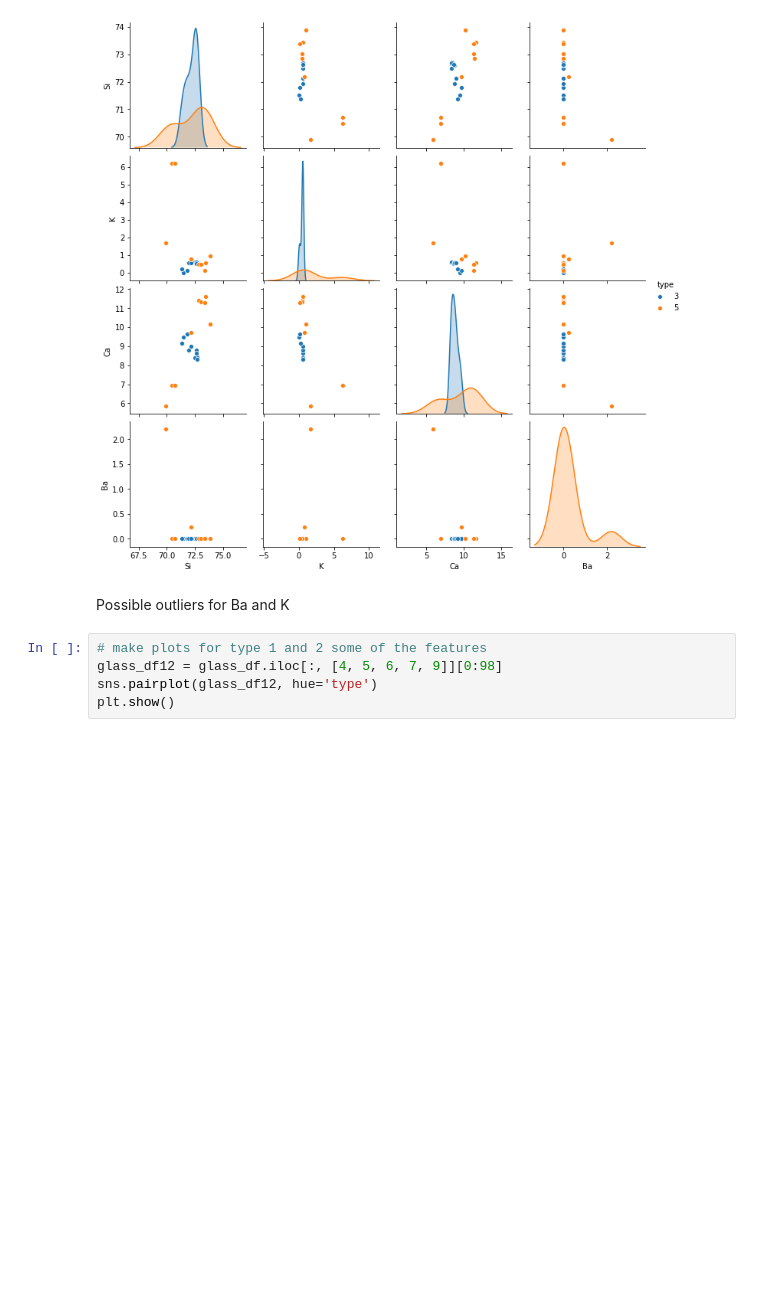
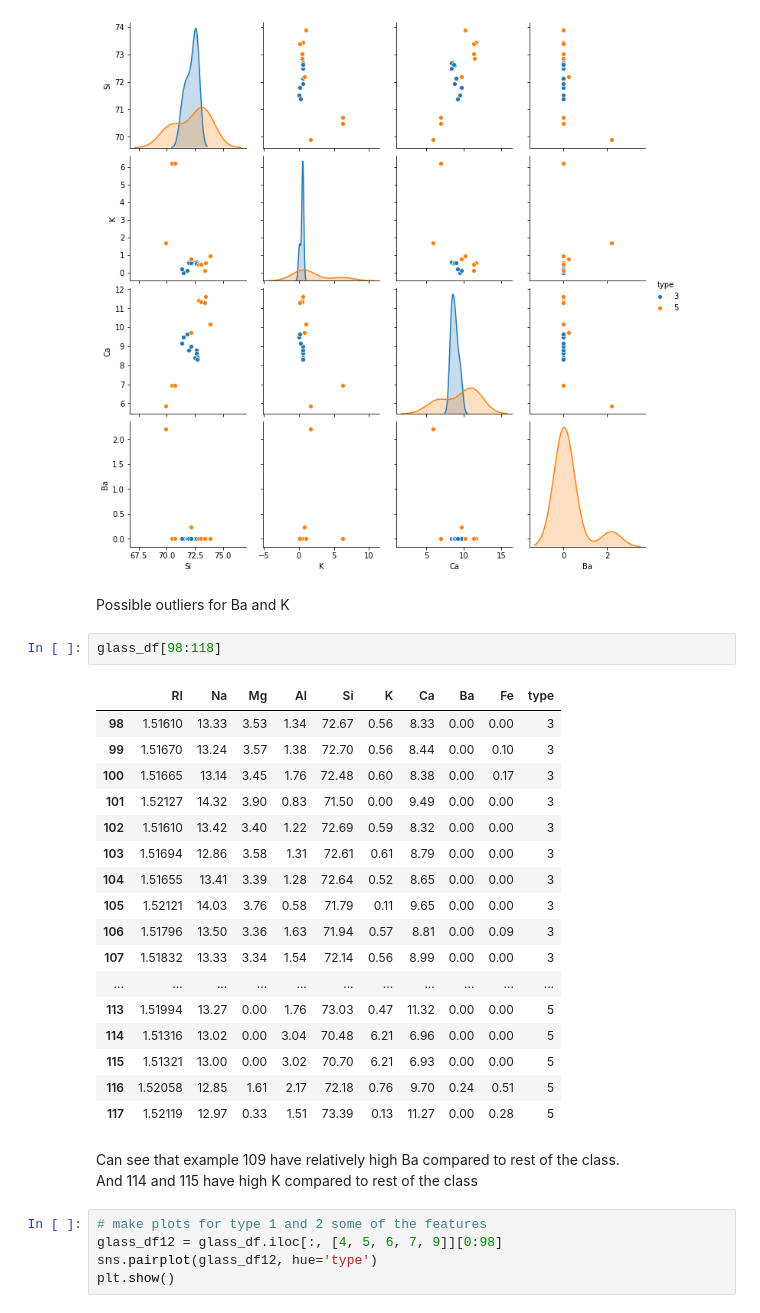
Before and after one commit to anderhos/Applied-Machine-Learning, a Jupyter notebook: ca4/ca4-notebook.ipynb, the cells around one changed output. Drawn from its saved outputs; the diff is of its cells as text; blank space fills up the shorter version.

```diff
--- a/ca4/ca4-notebook.ipynb
+++ b/ca4/ca4-notebook.ipynb
@@ -162,6 +162,29 @@ plt.show()
 [figure]
 # %% [markdown]
 Possible outliers for Ba and K
+# %%
+glass_df[98:118]
+# %% [output]
+|  | RI | Na | Mg | Al | Si | K | Ca | Ba | Fe | type |
+| 98 | 1.51610 | 13.33 | 3.53 | 1.34 | 72.67 | 0.56 | 8.33 | 0.00 | 0.00 | 3 |
+| 99 | 1.51670 | 13.24 | 3.57 | 1.38 | 72.70 | 0.56 | 8.44 | 0.00 | 0.10 | 3 |
+| 100 | 1.51665 | 13.14 | 3.45 | 1.76 | 72.48 | 0.60 | 8.38 | 0.00 | 0.17 | 3 |
+| 101 | 1.52127 | 14.32 | 3.90 | 0.83 | 71.50 | 0.00 | 9.49 | 0.00 | 0.00 | 3 |
+| 102 | 1.51610 | 13.42 | 3.40 | 1.22 | 72.69 | 0.59 | 8.32 | 0.00 | 0.00 | 3 |
+| 103 | 1.51694 | 12.86 | 3.58 | 1.31 | 72.61 | 0.61 | 8.79 | 0.00 | 0.00 | 3 |
+| 104 | 1.51655 | 13.41 | 3.39 | 1.28 | 72.64 | 0.52 | 8.65 | 0.00 | 0.00 | 3 |
+| 105 | 1.52121 | 14.03 | 3.76 | 0.58 | 71.79 | 0.11 | 9.65 | 0.00 | 0.00 | 3 |
+| 106 | 1.51796 | 13.50 | 3.36 | 1.63 | 71.94 | 0.57 | 8.81 | 0.00 | 0.09 | 3 |
+| 107 | 1.51832 | 13.33 | 3.34 | 1.54 | 72.14 | 0.56 | 8.99 | 0.00 | 0.00 | 3 |
+| ... | ... | ... | ... | ... | ... | ... | ... | ... | ... | ... |
+| 113 | 1.51994 | 13.27 | 0.00 | 1.76 | 73.03 | 0.47 | 11.32 | 0.00 | 0.00 | 5 |
+| 114 | 1.51316 | 13.02 | 0.00 | 3.04 | 70.48 | 6.21 | 6.96 | 0.00 | 0.00 | 5 |
+| 115 | 1.51321 | 13.00 | 0.00 | 3.02 | 70.70 | 6.21 | 6.93 | 0.00 | 0.00 | 5 |
+| 116 | 1.52058 | 12.85 | 1.61 | 2.17 | 72.18 | 0.76 | 9.70 | 0.24 | 0.51 | 5 |
+| 117 | 1.52119 | 12.97 | 0.33 | 1.51 | 73.39 | 0.13 | 11.27 | 0.00 | 0.28 | 5 |
+# %% [markdown]
+Can see that example 109 have relatively high Ba compared to rest of the class.
+And 114 and 115 have high K compared to rest of the class
 # %%
 # make plots for type 1 and 2 some of the features
 glass_df12 = glass_df.iloc[:, [4, 5, 6, 7, 9]][0:98]
```
Also changed, not shown: parts of 16 cells of this notebook.
